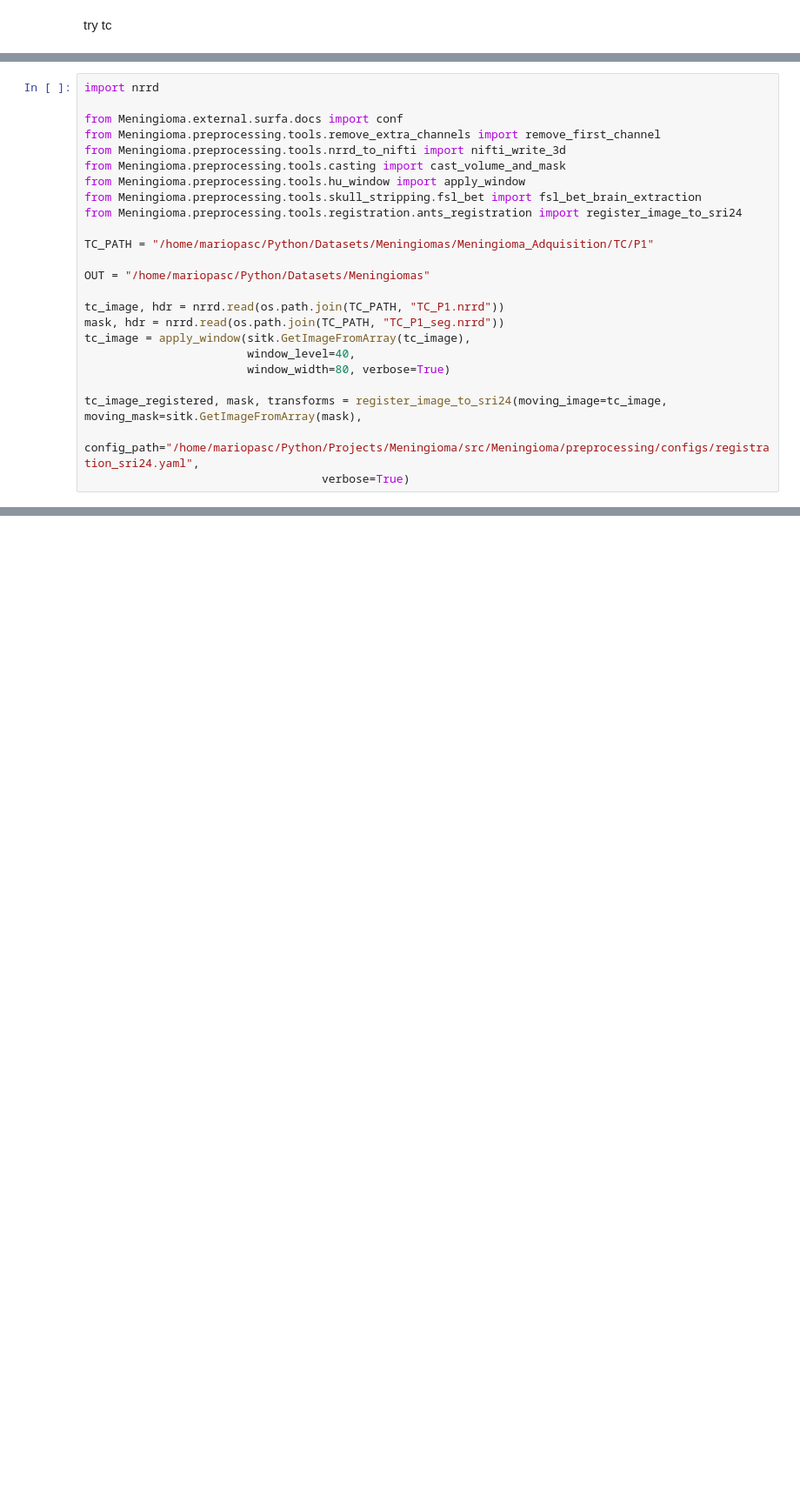
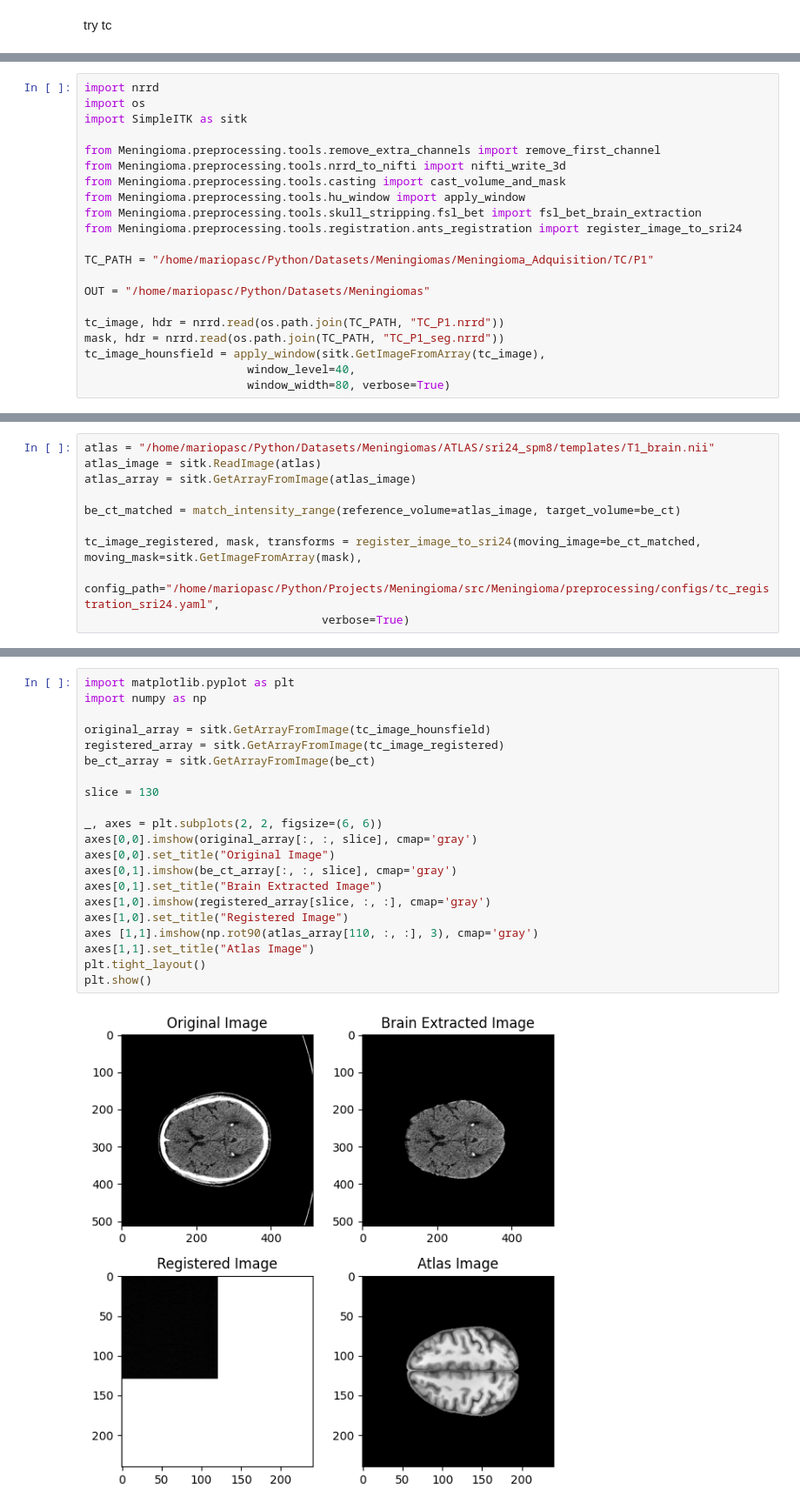
Before and after one commit to MarioPasc/Meningioma, a Jupyter notebook: scripts/dataset/normalization_results.ipynb, the cells around one changed output, grey strips where cells are left out. Shown at 87% size. Cells and saved outputs as stored; diff of their text form; blank space fills up the shorter version.

Commit message:
Add CT registration try

```diff
--- a/scripts/dataset/normalization_results.ipynb
+++ b/scripts/dataset/normalization_results.ipynb
@@ -165,7 +190,8 @@ try tc
 # %%
 import nrrd
+import os
+import SimpleITK as sitk
 
-from Meningioma.external.surfa.docs import conf
 from Meningioma.preprocessing.tools.remove_extra_channels import remove_first_channel
 from Meningioma.preprocessing.tools.nrrd_to_nifti import nifti_write_3d
 from Meningioma.preprocessing.tools.casting import cast_volume_and_mask
@@ -179,13 +205,9 @@ OUT = "/home/mariopasc/Python/Datasets/Meningiomas"
 
 tc_image, hdr = nrrd.read(os.path.join(TC_PATH, "TC_P1.nrrd"))
 mask, hdr = nrrd.read(os.path.join(TC_PATH, "TC_P1_seg.nrrd"))
-tc_image = apply_window(sitk.GetImageFromArray(tc_image),
+tc_image_hounsfield = apply_window(sitk.GetImageFromArray(tc_image),
                         window_level=40,
                         window_width=80, verbose=True)
-
-tc_image_registered, mask, transforms = register_image_to_sri24(moving_image=tc_image, moving_mask=sitk.GetImageFromArray(mask),
-                                   config_path="/home/mariopasc/Python/Projects/Meningioma/src/Meningioma/preprocessing/configs/registration_sri24.yaml",
-                                   verbose=True)
 # %% [output]
 Applying window with width=80, level=40
   After windowing - Min: 0.0000, Max: 1.0000
@@ -221,0 +241,10 @@ axes[1].imshow(array[:, :, 100], cmap='gray')
+# %%
+atlas = "/home/mariopasc/Python/Datasets/Meningiomas/ATLAS/sri24_spm8/templates/T1_brain.nii"
+atlas_image = sitk.ReadImage(atlas)
+atlas_array = sitk.GetArrayFromImage(atlas_image)
+
+be_ct_matched = match_intensity_range(reference_volume=atlas_image, target_volume=be_ct)
+
+tc_image_registered, mask, transforms = register_image_to_sri24(moving_image=be_ct_matched, moving_mask=sitk.GetImageFromArray(mask),
+                                   config_path="/home/mariopasc/Python/Projects/Meningioma/src/Meningioma/preprocessing/configs/tc_registration_sri24.yaml",
+                                   verbose=True)
@@ -221,0 +255,23 @@ axes[1].imshow(array[:, :, 100], cmap='gray')
+# %%
+import matplotlib.pyplot as plt
+import numpy as np
+
+original_array = sitk.GetArrayFromImage(tc_image_hounsfield)
+registered_array = sitk.GetArrayFromImage(tc_image_registered)
+be_ct_array = sitk.GetArrayFromImage(be_ct)
+
+slice = 130
+
+_, axes = plt.subplots(2, 2, figsize=(6, 6))
+axes[0,0].imshow(original_array[:, :, slice], cmap='gray')
+axes[0,0].set_title("Original Image")
+axes[0,1].imshow(be_ct_array[:, :, slice], cmap='gray')
+axes[0,1].set_title("Brain Extracted Image")
+axes[1,0].imshow(registered_array[slice, :, :], cmap='gray')
+axes[1,0].set_title("Registered Image")
+axes [1,1].imshow(np.rot90(atlas_array[110, :, :], 3), cmap='gray')
+axes[1,1].set_title("Atlas Image")
+plt.tight_layout()
+plt.show()
+# %% [output]
+[figure, added]
```
Also changed, not shown: parts of 5 cells of this notebook, 1 other file.
